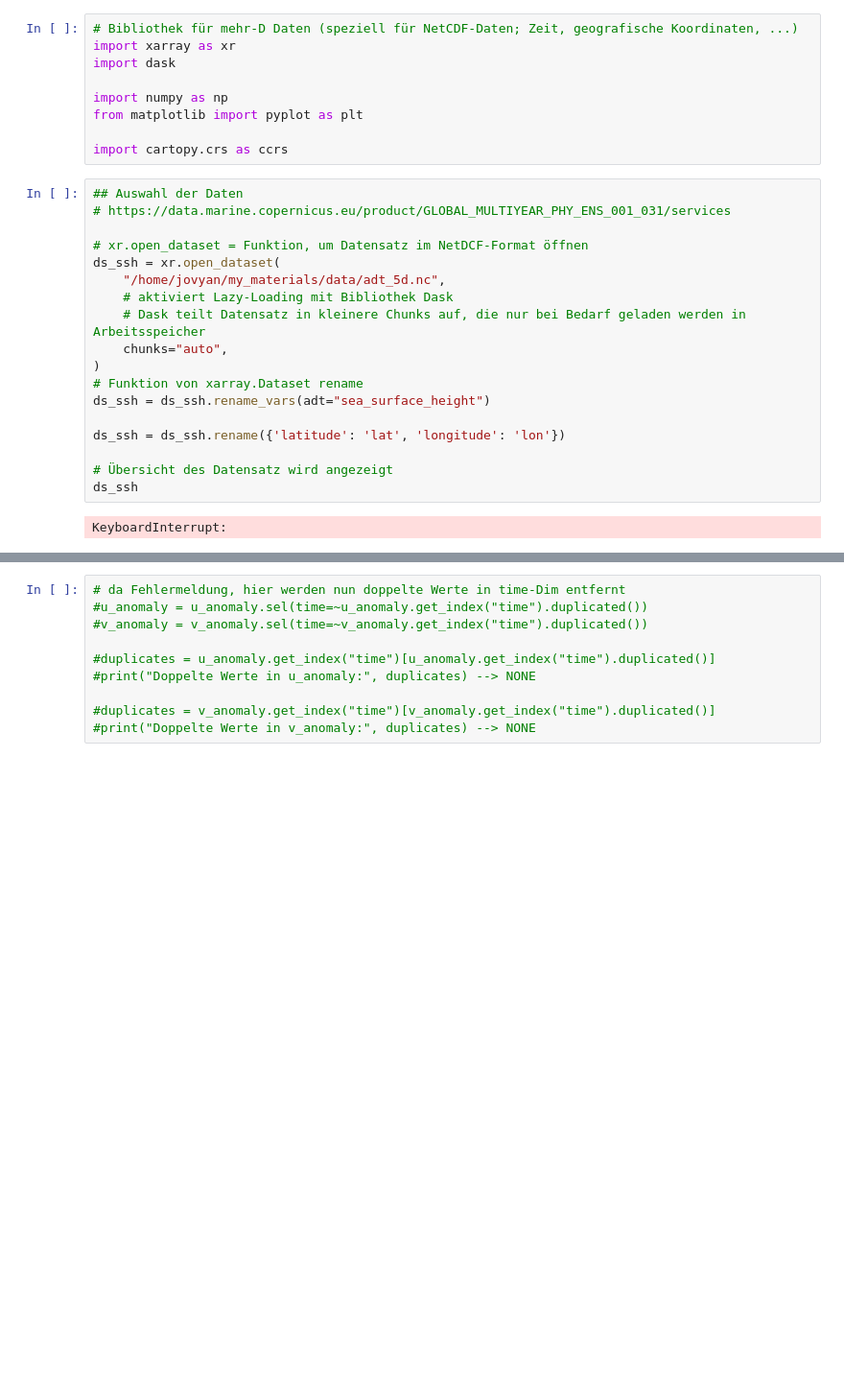
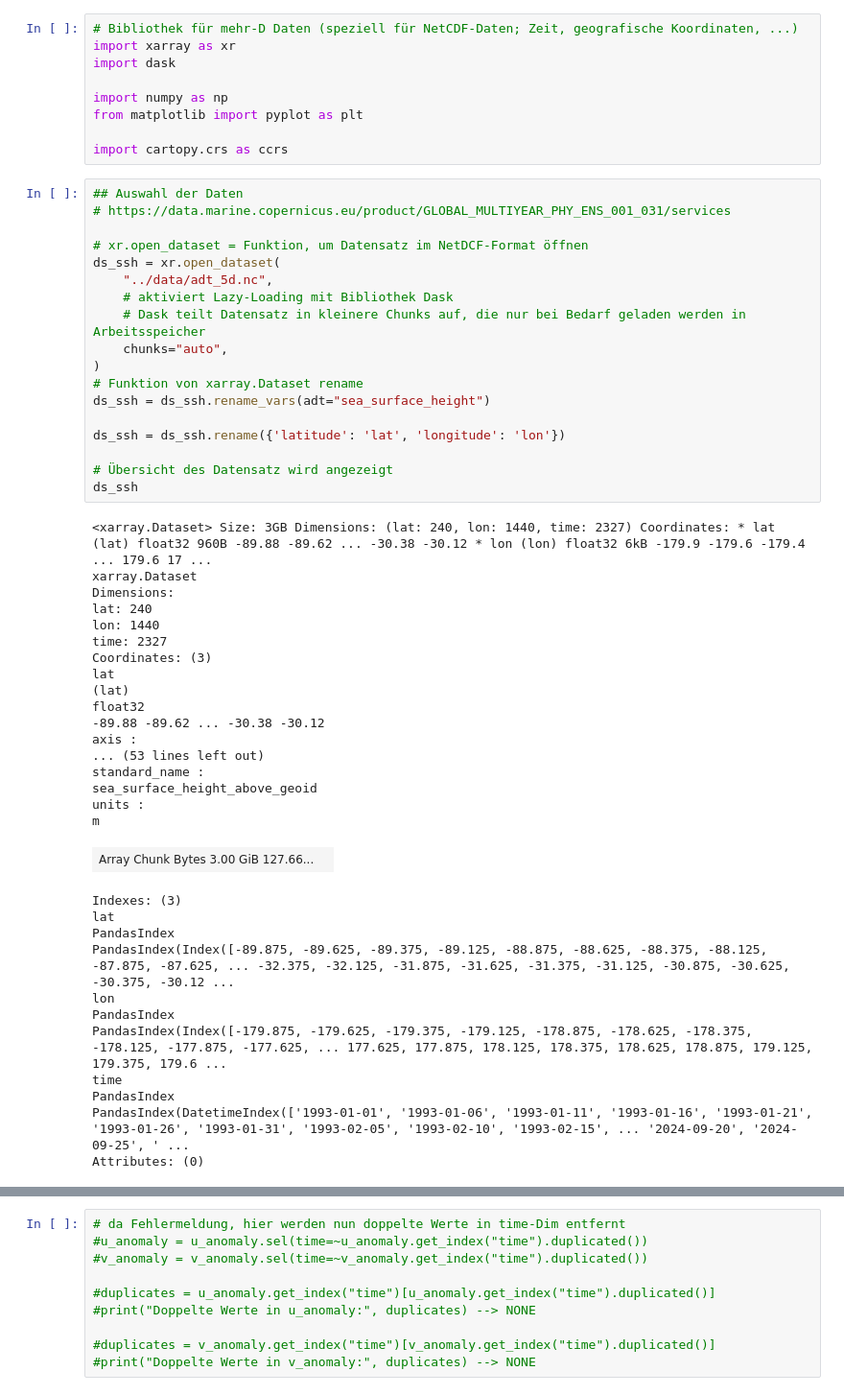
Before and after one commit to steffiwinter/pherProj, a Jupyter notebook: 03_read_ssh.ipynb, the cells around one changed output, grey strips where cells are left out. Shown: that part at 96% size. Saved outputs shown, nothing was run; the diff lists cells and outputs as text; blank space fills up the shorter version.

```diff
--- a/03_read_ssh.ipynb
+++ b/03_read_ssh.ipynb
@@ -10,20 +10,48 @@ import cartopy.crs as ccrs
 # %%
 ## Auswahl der Daten
 # https://data.marine.copernicus.eu/product/GLOBAL_MULTIYEAR_PHY_ENS_001_031/services
 
 # xr.open_dataset = Funktion, um Datensatz im NetDCF-Format öffnen
 ds_ssh = xr.open_dataset(
-    "/home/jovyan/my_materials/data/adt_5d.nc",
+    "../data/adt_5d.nc",
     # aktiviert Lazy-Loading mit Bibliothek Dask
     # Dask teilt Datensatz in kleinere Chunks auf, die nur bei Bedarf geladen werden in Arbeitsspeicher
     chunks="auto",
 )
 # Funktion von xarray.Dataset rename
 ds_ssh = ds_ssh.rename_vars(adt="sea_surface_height")
 
 ds_ssh = ds_ssh.rename({'latitude': 'lat', 'longitude': 'lon'})
 
 # Übersicht des Datensatz wird angezeigt
 ds_ssh
 # %% [output]
-KeyboardInterrupt:
+<xarray.Dataset> Size: 3GB Dimensions: (lat: 240, lon: 1440, time: 2327) Coordinates: * lat (lat) float32 960B -89.88 -89.62 ... -30.38 -30.12 * lon (lon) float32 6kB -179.9 -179.6 -179.4 ... 179.6 17 ...
+xarray.Dataset
+Dimensions:
+lat: 240
+lon: 1440
+time: 2327
+Coordinates: (3)
+lat
+(lat)
+float32
+-89.88 -89.62 ... -30.38 -30.12
+axis :
+... (53 lines left out)
+standard_name :
+sea_surface_height_above_geoid
+units :
+m
+| Array Chunk Bytes 3.00 GiB 127.66... |  |
+Indexes: (3)
+lat
+PandasIndex
+PandasIndex(Index([-89.875, -89.625, -89.375, -89.125, -88.875, -88.625, -88.375, -88.125, -87.875, -87.625, ... -32.375, -32.125, -31.875, -31.625, -31.375, -31.125, -30.875, -30.625, -30.375, -30.12 ...
+lon
+PandasIndex
+PandasIndex(Index([-179.875, -179.625, -179.375, -179.125, -178.875, -178.625, -178.375, -178.125, -177.875, -177.625, ... 177.625, 177.875, 178.125, 178.375, 178.625, 178.875, 179.125, 179.375, 179.6 ...
+time
+PandasIndex
+PandasIndex(DatetimeIndex(['1993-01-01', '1993-01-06', '1993-01-11', '1993-01-16', '1993-01-21', '1993-01-26', '1993-01-31', '1993-02-05', '1993-02-10', '1993-02-15', ... '2024-09-20', '2024-09-25', ' ...
+Attributes: (0)
```
Also changed, not shown: parts of 26 cells of this notebook.
